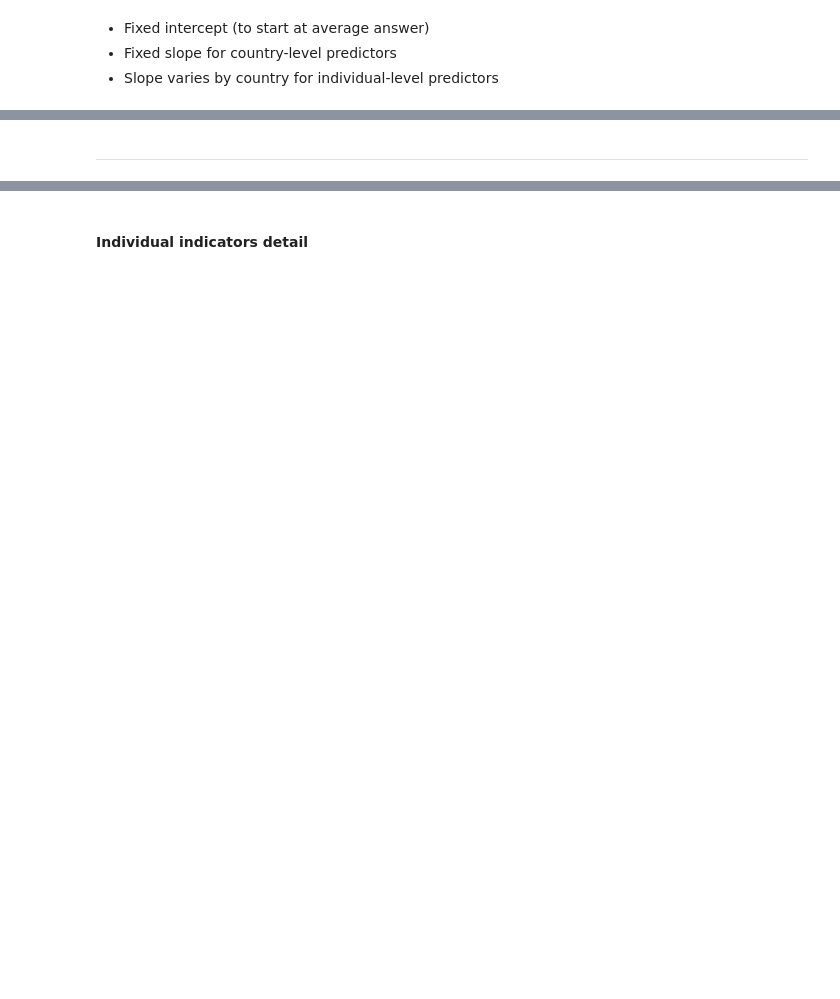
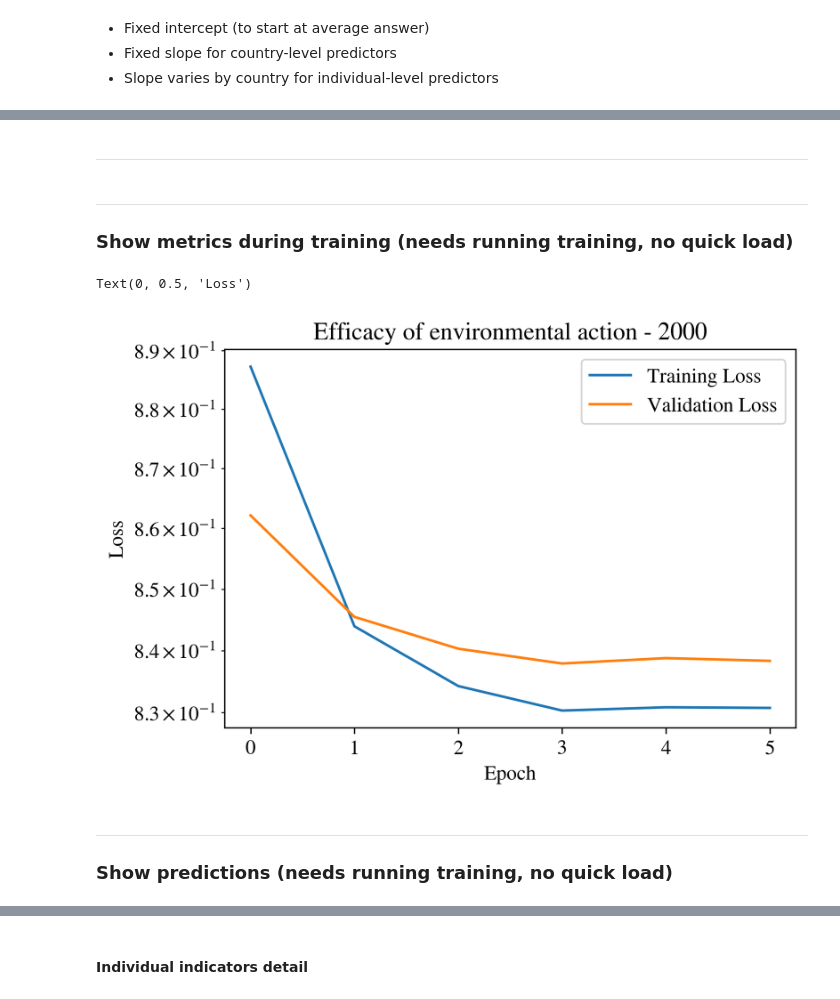
Before and after one commit to EdoardoTronconi/TesiMagistrale, a Jupyter notebook: Notebooks/PredictiveIndicators.ipynb, the cells around one changed output, grey strips where cells are left out. Cells and saved outputs as stored; diff of their text form; code cells hidden in the pictures; blank space fills up the shorter version.

Commit message:
Added paper figures notebook

```diff
--- a/Notebooks/PredictiveIndicators.ipynb
+++ b/Notebooks/PredictiveIndicators.ipynb
@@ -236,7 +236,8 @@ predictive_indicators_individual_tensorflowModel = pd.DataFrame(index=index_micr
 predictive_indicators_macro_tensorflowModel = pd.DataFrame(index=index_macro, columns=pd.Index(macro_indicators, name="Indicators"))
 losses_individual = pd.DataFrame(index = index_micro, columns=pd.Index(["r2", "mae", "mse"], name="Losses"))
 losses_macro = pd.DataFrame(index = index_macro, columns=pd.Index(["r2", "mae", "mse"], name="Losses"))
-histories = pd.Series(index = index_macro, dtype="object")
+histories_tf = pd.Series(index = index_macro, dtype="object")
+models_tf = pd.Series(index=index_macro, dtype="object")
 
 for target in ['Awareness', 'Will to make sacrifices', 'Efficacy of environmental action']:
     for year in [1993, 2000, 2010, 2020]:
@@ -244,11 +245,14 @@ for target in ['Awareness', 'Will to make sacrifices', 'Efficacy of environmenta
         X_train, y_train, X_val, y_val, X_test, y_test, missing_data = preprocess_data_tf(full_dataset, year, macro_indicators, micro_indicators, target)
         model = new_model_tf()
 
-        #fit and get weights
-        earlystop = tf.keras.callbacks.EarlyStopping(monitor="val_loss", patience=8, restore_best_weights=False, start_from_epoch=5)
+        #fit
+        earlystop = tf.keras.callbacks.EarlyStopping(monitor="val_loss", patience=2, restore_best_weights=False, start_from_epoch=3)
 
         hist = model.fit(X_train, y_train, epochs=50, batch_size=None, verbose=2, callbacks=[earlystop], validation_data=(X_val, y_val))
-        histories.loc[(target, year)] = hist
+        histories_tf.loc[(target, year)] = hist
+        models_tf.loc[(target, year)] = model
+
+        #get weights
         predictive_indicators_individual_tensorflowModel.loc[(target, year, slice(None)),:] = pd.DataFrame.from_dict(model.get_layer("Micro_custom_layer").kernels).map(lambda x: x.numpy()[0]).T.values
         predictive_indicators_macro_tensorflowModel.loc[(target, year),:] = pd.DataFrame.from_dict(model.get_layer("Macro_dense_layer").weights).map(lambda x: x.numpy()[0]).values
 
@@ -270,7 +274,7 @@ for target in ['Awareness', 'Will to make sacrifices', 'Efficacy of environmenta
                 mse = mean_squared_error(y_test_country, y_pred_country)
                 losses_individual.loc[(target, year, country),:] = r2_loss, mae, mse
 
-        del(model, hist, r2_loss, mae, mse)
+        del(hist, r2_loss, mae, mse)
 
         print("\n\n")
 
@@ -305,6 +317,27 @@ predictive_indicators_macro_tensorflowModel.to_pickle("../Saved_variables/predic
-# %% [markdown]
-___
+# %% [markdown]
+___
 # %%
 #quick load
 predictive_indicators_individual_tensorflowModel = pd.read_pickle("../Saved_variables/predictive_indicators_individual_tensorflow.pickle")
 predictive_indicators_macro_tensorflowModel = pd.read_pickle("../Saved_variables/predictive_indicators_macro_tensorflow.pickle")
+# %% [markdown]
+___
+### Show metrics during training (needs running training, no quick load)
+# %%
+dimension = "Efficacy of environmental action"
+year = 2000
+# %%
+losses = histories_tf.loc[(dimension, year)].history
+fig, ax = plt.subplots()
+sns.lineplot(losses["loss"], label="Training Loss", ax=ax)
+sns.lineplot(losses["val_loss"], label="Validation Loss", ax=ax)
+ax.set_yscale("log")
+ax.set_title(f"{dimension} - {year}")
+ax.set_xlabel("Epoch")
+ax.set_ylabel("Loss")
+# %% [output]
+Text(0, 0.5, 'Loss')
+[figure, added]
+# %% [markdown]
+___
+### Show predictions (needs running training, no quick load)
```
Also changed, not shown: parts of 14 cells of this notebook, 9 other files.
